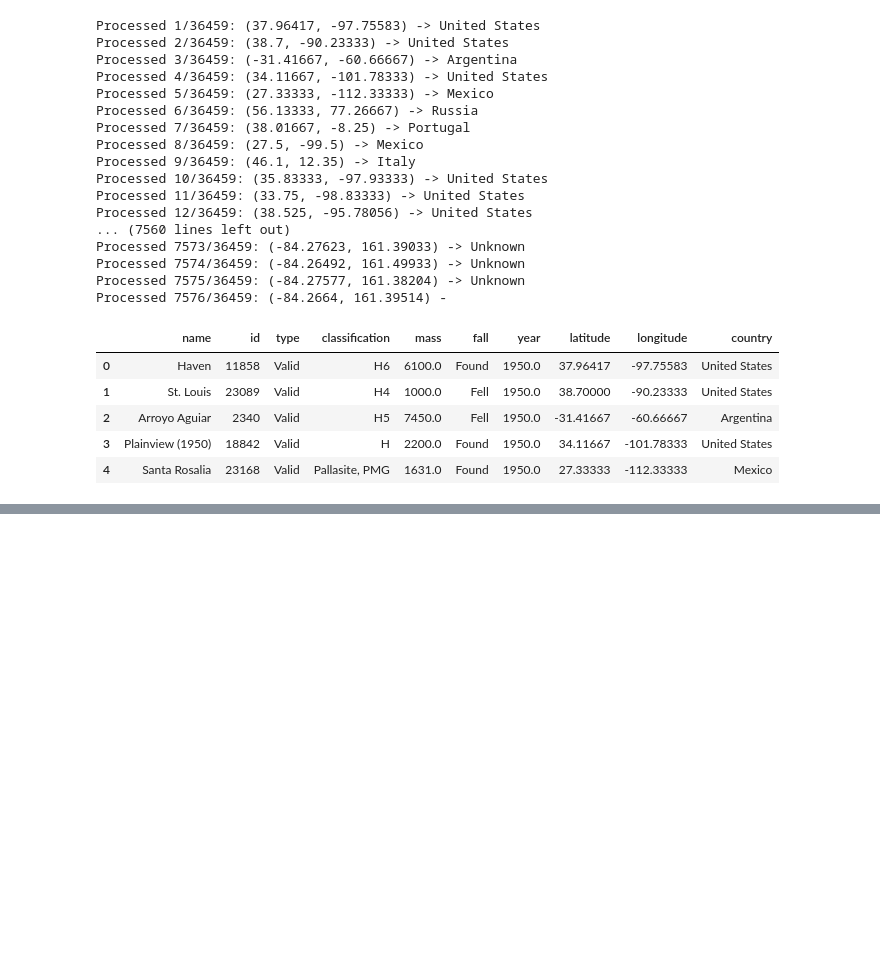
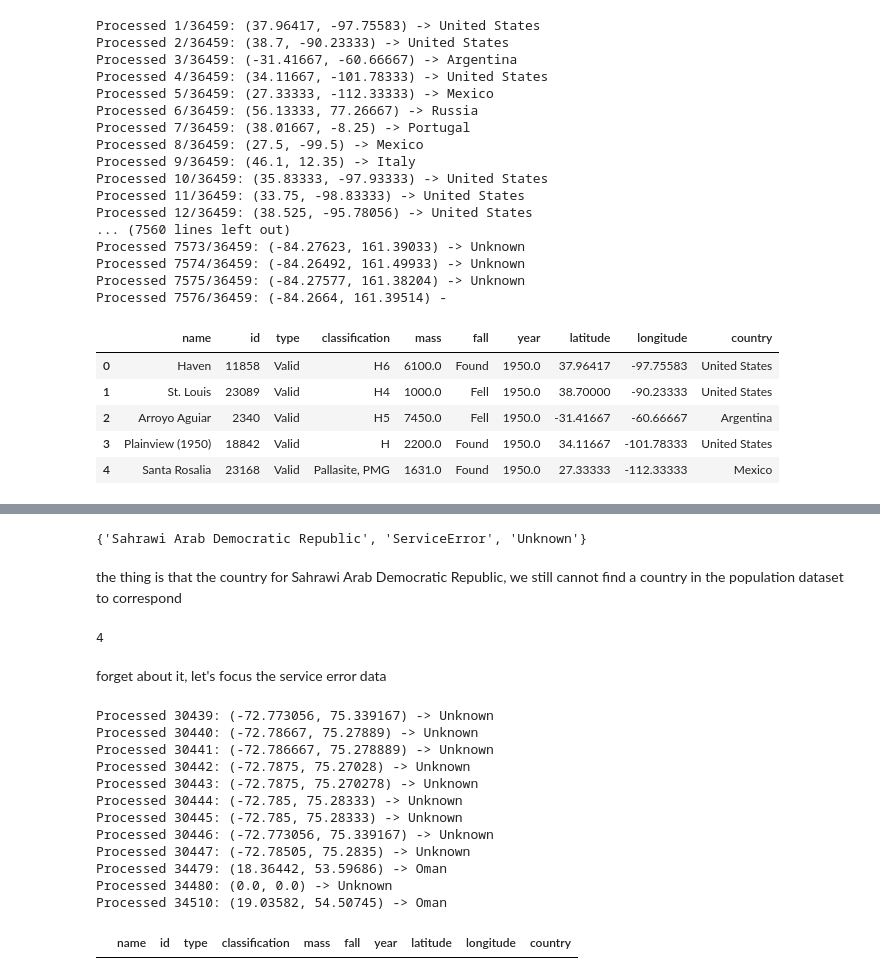
Before and after one commit to MariaKov17/DL-Project, a Jupyter notebook: data/mergeandgeo.ipynb, the cells around one changed output, grey strips where cells are left out. Saved outputs shown, nothing was run; the diff lists cells and outputs as text; code cells hidden in the pictures; blank space fills up the shorter version.

```diff
--- a/data/mergeandgeo.ipynb
+++ b/data/mergeandgeo.ipynb
@@ -100,0 +241,36 @@ df.head()
+# %%
+#see the difference between the two dataframes of countries
+set(df['country'].unique()) - set(population['country'].unique())
+# %% [output]
+{'Sahrawi Arab Democratic Republic', 'ServiceError', 'Unknown'}
+# %% [markdown]
+the thing is that the country for Sahrawi Arab Democratic Republic, we still cannot find a country in the population dataset to correspond
+# %%
+len(df[df['country'] == 'Sahrawi Arab Democratic Republic'])
+# %% [output]
+4
+# %% [markdown]
+forget about it, let's focus the service error data
+# %%
+#reassign the service error countries using the function
+for index, row in df[df['country'] == 'ServiceError'].iterrows():
+    country = get_country(row.latitude, row.longitude)
+    df.at[index, 'country'] = country
+    print(f"Processed {index}: ({row.latitude}, {row.longitude}) -> {country}")
+    time.sleep(1)
+#show the countries in the country column of servise error
+df[df['country'] == 'ServiceError']
+# %% [output]
+Processed 30439: (-72.773056, 75.339167) -> Unknown
+Processed 30440: (-72.78667, 75.27889) -> Unknown
+Processed 30441: (-72.786667, 75.278889) -> Unknown
+Processed 30442: (-72.7875, 75.27028) -> Unknown
+Processed 30443: (-72.7875, 75.270278) -> Unknown
+Processed 30444: (-72.785, 75.28333) -> Unknown
+Processed 30445: (-72.785, 75.28333) -> Unknown
+Processed 30446: (-72.773056, 75.339167) -> Unknown
+Processed 30447: (-72.78505, 75.2835) -> Unknown
+Processed 34479: (18.36442, 53.59686) -> Oman
+Processed 34480: (0.0, 0.0) -> Unknown
+Processed 34510: (19.03582, 54.50745) -> Oman
+|  | name | id | type | classification | mass | fall | year | latitude | longitude | country |
```
Also changed, not shown: parts of 16 cells of this notebook, 2 other files.
